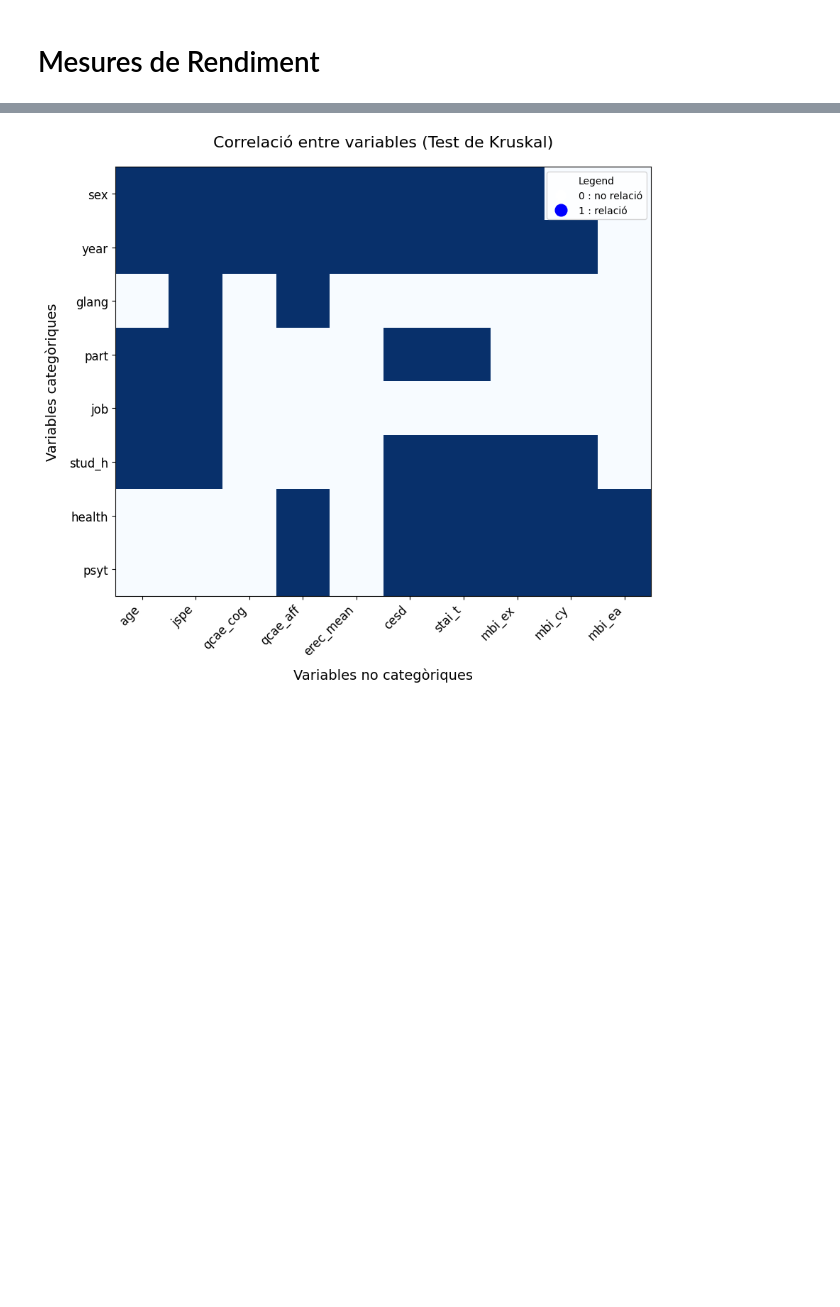
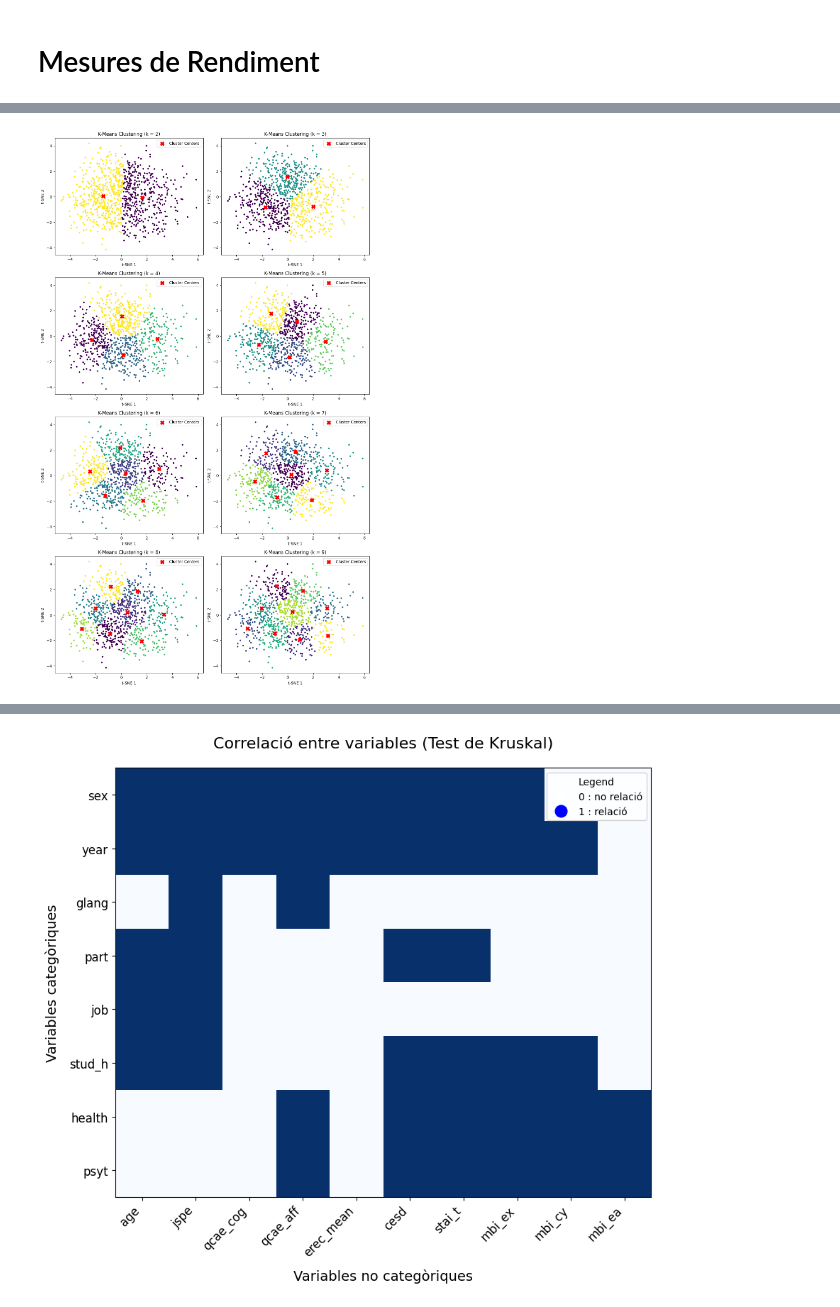
Before and after one commit to DCC-UAB/ACproject-05-grup, a Jupyter notebook: dataset1.ipynb, the cells around one changed output, grey strips where cells are left out. Saved outputs shown, nothing was run; the diff lists cells and outputs as text; code cells hidden in the pictures; blank space fills up the shorter version.

Commit message:
Proves per trobar la millor k del kmeans

```diff
--- a/dataset1.ipynb
+++ b/dataset1.ipynb
@@ -210,0 +152,83 @@ Temps d'execució de la funció kmeans_pca: 0.2570 segons
+# %%
+import matplotlib.pyplot as plt
+from sklearn.decomposition import PCA
+from sklearn.cluster import KMeans
+from sklearn.preprocessing import StandardScaler
+from sklearn.metrics import silhouette_score
+
+@time_it
+def kmeans_pca(df, max_k):
+    scaler = StandardScaler()
+    df_num_scaled = scaler.fit_transform(df)
+    # df_num_scaled = df.copy()
+
+    pca = PCA(n_components=2)
+    pca.fit(df_num_scaled)
+    pca_features = pca.transform(df_num_scaled)
+
+
+    # Store inertia values and clustering results for plotting
+    inertia = []
+    clusterings = []
+
+    sil_best_score = -1
+    sil_best_k = 2
+
+    for k in range(2, max_k + 1):
+        model = KMeans(n_clusters=k, random_state=42)
+        clusters = model.fit_predict(pca_features)
+
+        # Silhouette
+        score = silhouette_score(pca_features, clusters)
+        if score > sil_best_score:
+            sil_best_score = score
+            sil_best_k = k
+        ##
+
+
+        inertia.append(model.inertia_)
+        cluster_centers = model.cluster_centers_
+        clusterings.append((k, clusters, cluster_centers))
+
+    # Elbow
+    inertia_diff = np.diff(inertia)
+    inertia_diff2 = np.diff(inertia_diff)
+    optimal_k = np.argmax(inertia_diff2) + 2
+    print("Millor K elbow:", optimal_k)
+
+    # Silhouette
+    print("Millor k silhouette:", sil_best_k)
+
+    # Plot clustering results for each k, 2 plots per row
+    num_plots = len(clusterings)
+    num_cols = 2
+    num_rows = (num_plots + 1) // num_cols  # Calculate required rows
+
+    plt.figure(figsize=(12, 5 * num_rows))
+
+    for i, (k, clusters, centers) in enumerate(clusterings, 1):
+        plt.subplot(num_rows, num_cols, i)
+        plt.scatter(pca_features[:, 0], pca_features[:, 1], c=clusters, cmap='viridis', s=10)
+        plt.scatter(centers[:, 0], centers[:, 1], c='red', marker='X', s=100, label='Cluster Centers')
+        plt.title(f'K-Means Clustering (k = {k})')
+        plt.xlabel('t-SNE 1')
+        plt.ylabel('t-SNE 2')
+        plt.legend()
+
+    plt.tight_layout()
+    plt.show()
+
+    # Plot the inertia (Elbow Method)
+    plt.figure(figsize=(8, 6))
+    k_values = range(2, max_k + 1)
+    plt.plot(k_values, inertia, marker='o', linestyle='--')
+    plt.xlabel('Number of Clusters (k)')
+    plt.ylabel('Inertia (Within-Cluster Sum of Squares)')
+    plt.title('Elbow Method for Optimal k')
+    plt.xticks(k_values)
+    plt.grid(True)
+    plt.show()
+
+
+kmeans_pca(df_max_scaled, 9)
+# %% [output]
@@ -210,0 +237 @@ Temps d'execució de la funció kmeans_pca: 0.2570 segons
+[figure, added]
```
Also changed, not shown: parts of 9 cells of this notebook.
